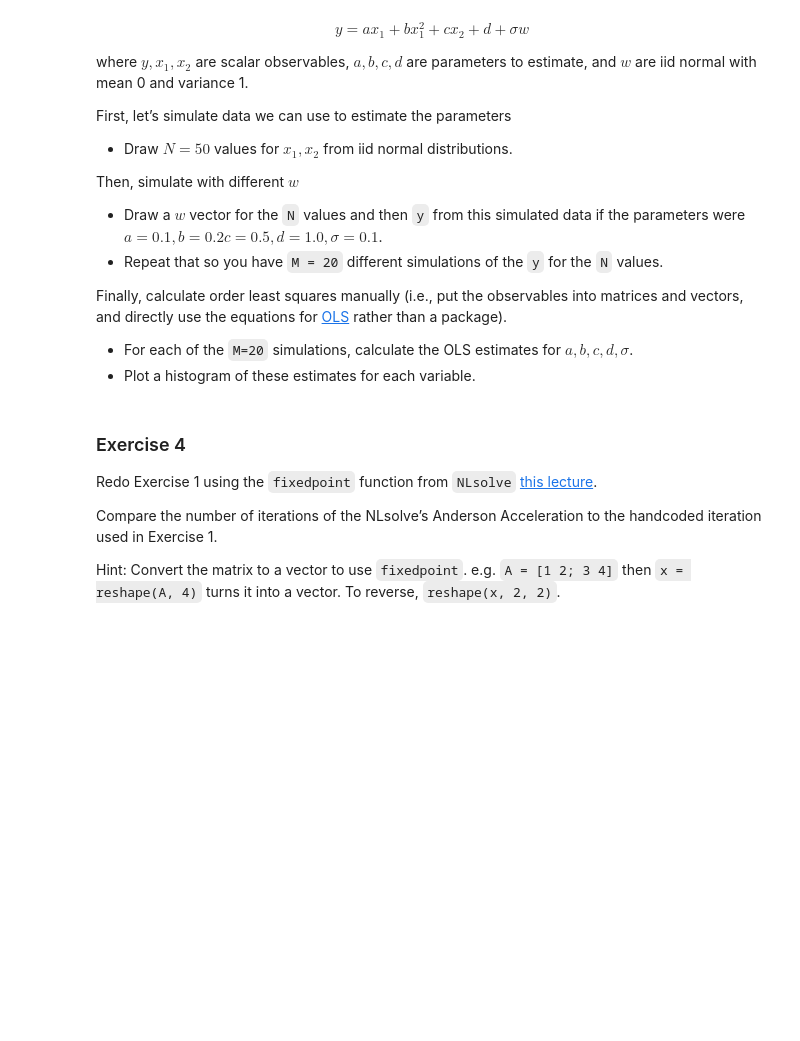
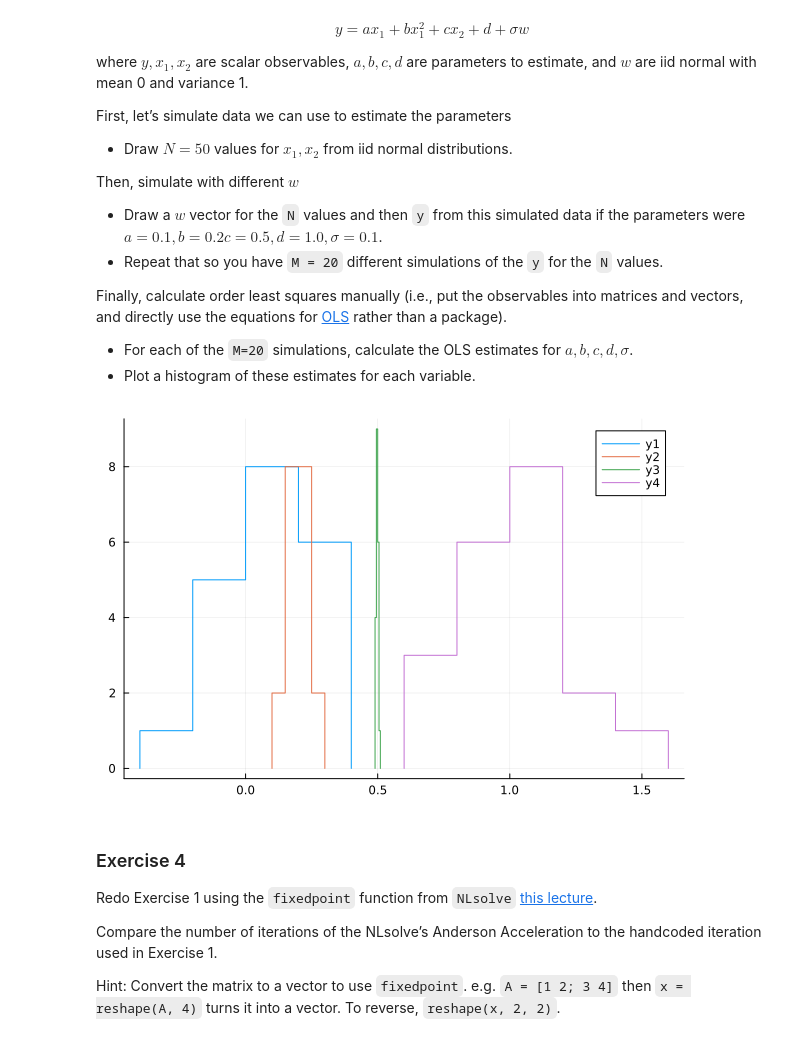
Before and after one commit to aul0612/lecture-julia.notebooks, a Jupyter notebook: getting_started_julia/fundamental_types.ipynb, the cells around one changed output. Drawn from its saved outputs; the diff is of its cells as text; code cells hidden in the pictures; blank space fills up the shorter version.

```diff
--- a/getting_started_julia/fundamental_types.ipynb
+++ b/getting_started_julia/fundamental_types.ipynb
@@ -1734,6 +1741,38 @@ into matrices and vectors, and directly use the equations for
 
 - For each of the `M=20` simulations, calculate the OLS estimates for $ a, b, c, d, \sigma $.
 - Plot a histogram of these estimates for each variable.
+# %%
+using GLM, Plots
+M = 20
+N = 50
+
+est = zeros(M, 4)
+# outer loop M times
+for i in 1:M
+
+
+    # data simulataion
+    x1 = 2 .+ 0.5 * randn(N)
+    x2 = 15 .+ 3 * randn(N)
+    w = randn(N)
+    a, b , c, d, σ = 0.1, 0.2, 0.5, 1, 0.1
+    y = zeros(N)
+    @. y = a*x1 + b*x1^2 + c*x2 + d + σ*w
+    x3 = fill(1, N)
+    X = zeros(N, 4)
+    X[:, 1] .= x1
+    X[:, 2] .= x1.^2
+    X[:, 3] .= x2
+    X[:, 4] .= 1
+    X
+
+    # OLS
+    est[i, :] = (X'X)\(X'y)
+end
+
+stephist(est)
+# %% [output]
+[figure, added]
 # %% [markdown]
 ### Exercise 4
 
```
Also changed, not shown: parts of 6 cells of this notebook, 4 other files.
